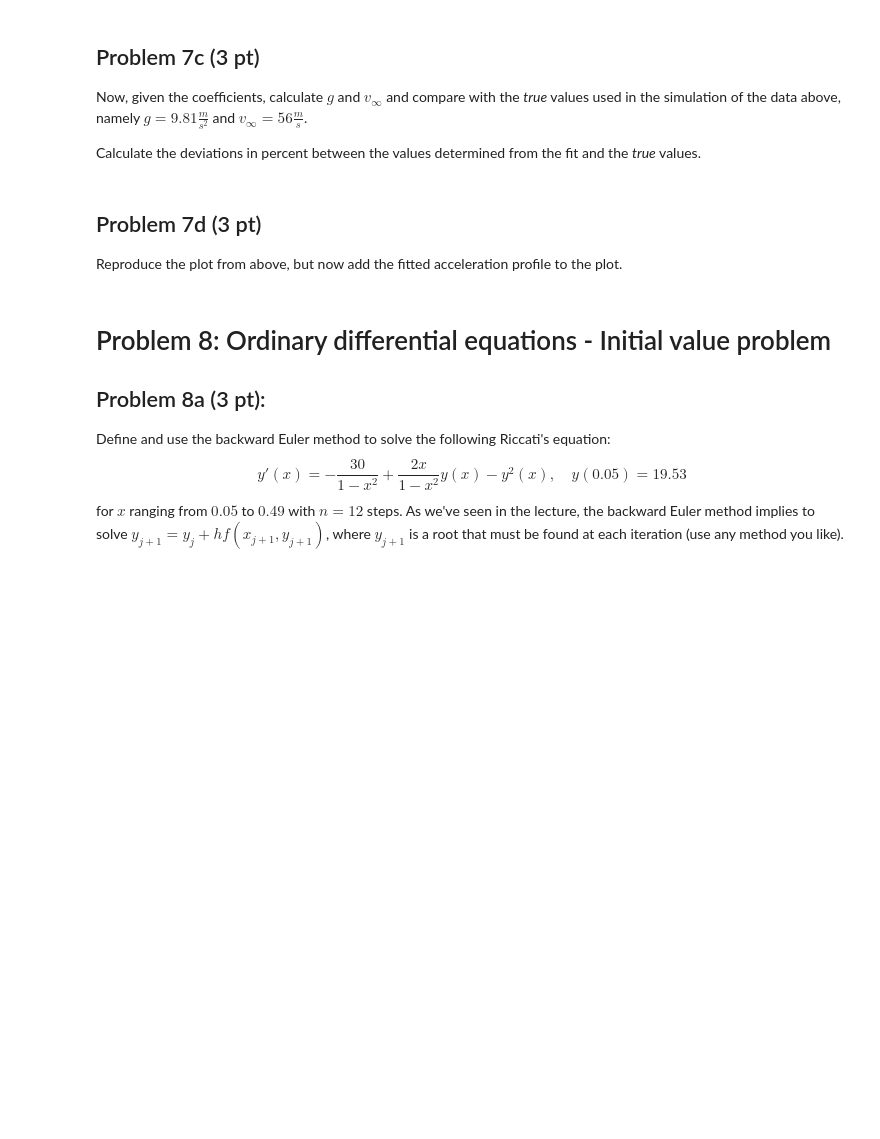
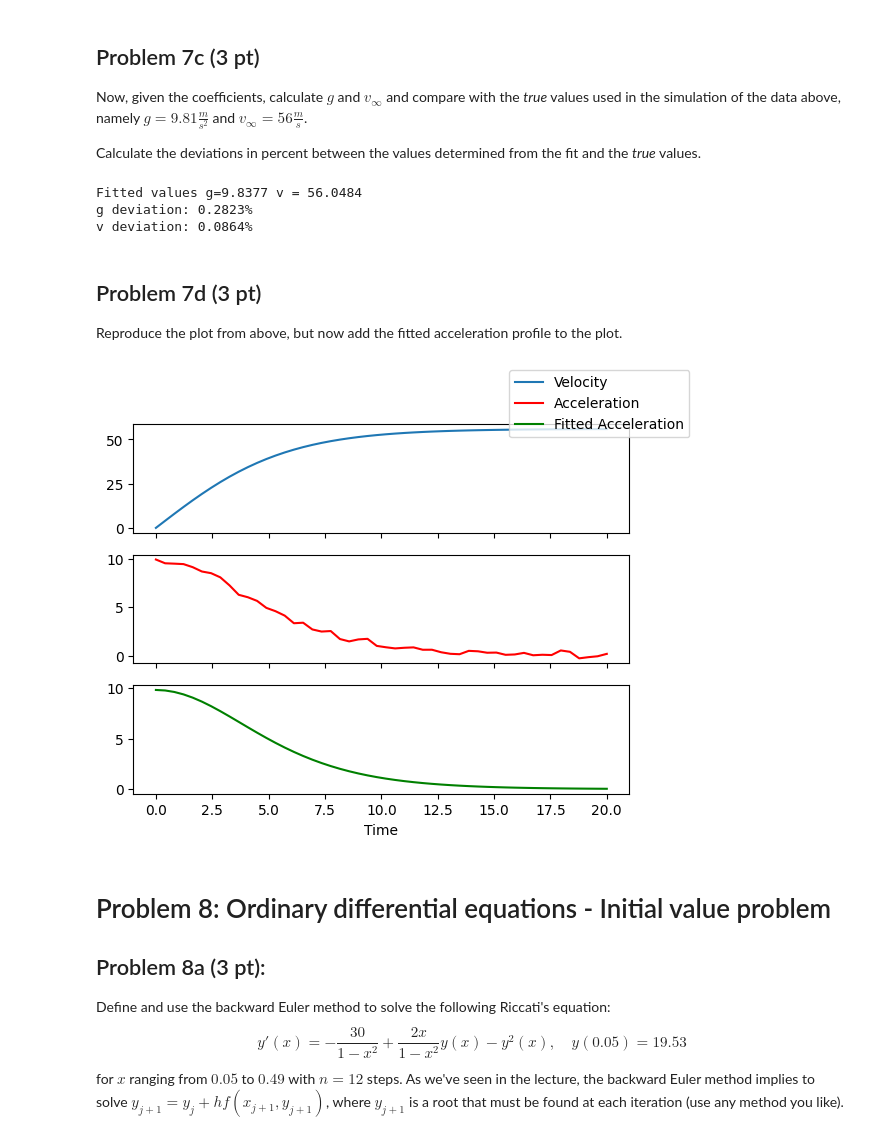
Before and after one commit to ufotermiten/Final_LP4, a Jupyter notebook: LP4_final_Group045.ipynb, the cells around one changed output. Drawn from its saved outputs; the diff is of its cells as text; code cells hidden in the pictures; blank space fills up the shorter version.

```diff
--- a/LP4_final_Group045.ipynb
+++ b/LP4_final_Group045.ipynb
@@ -491,11 +497,15 @@ We expect $c_0$ to give us the gravitational acceleration $g$ and $c_1$ to give
 # D = ...
 
 # calculate matrix A and right hand side b, using D
-# A =
-# b =
+# A = ...
+# b = ...
 
 # solve system A * c = b for c
 # c = ...
 
 # YOUR CODE HERE
-raise NotImplementedError()
+D = np.array([[1,v[i]**2] for i in range(len(v))])
+A = D.T@D
+b = D.T@a
+c = np.linalg.solve(A,b)
+print(c)
@@ -508,14 +520,31 @@ of the data above, namely $g = 9.81 \frac{m}{s^2}$ and $v_\infty = 56 \frac{m}{s
 Calculate the deviations in percent between the values determined from the fit and the *true* values.
 # %%
 # YOUR CODE HERE
-raise NotImplementedError()
+g_approx = c[0]
+v_approx = np.sqrt(-g_approx/c[1])
+print('Fitted values g={:.4f} v = {:.4f}'.format(g_approx,v_approx))
+print('g deviation: {:.4f}%'.format((g_approx/9.81-1)*100))
+print('v deviation: {:.4f}%'.format((v_approx/56-1)*100) )
+# %% [output]
+Fitted values g=9.8377 v = 56.0484
+g deviation: 0.2823%
+v deviation: 0.0864%
 # %% [markdown]
 ## Problem 7d (3 pt)
 
 Reproduce the plot from above, but now add the fitted acceleration profile to the plot.
 # %%
 # YOUR CODE HERE
-raise NotImplementedError()
+fig, axs = plt.subplots(3,1,sharex=True)
+axs[0].plot(t,v,label='Velocity')
+axs[1].plot(t,a,c='r',label='Acceleration')
+axs[2].plot(t,c[0] +c[1]*v**2,c='g',label='Fitted Acceleration')
+axs[2].set_xlabel('Time')
+fig.legend()
+
+plt.show()
+# %% [output]
+[figure, added]
 # %% [markdown]
 # Problem 8: Ordinary differential equations - Initial value problem
 
```
Also changed, not shown: parts of 5 cells of this notebook.
